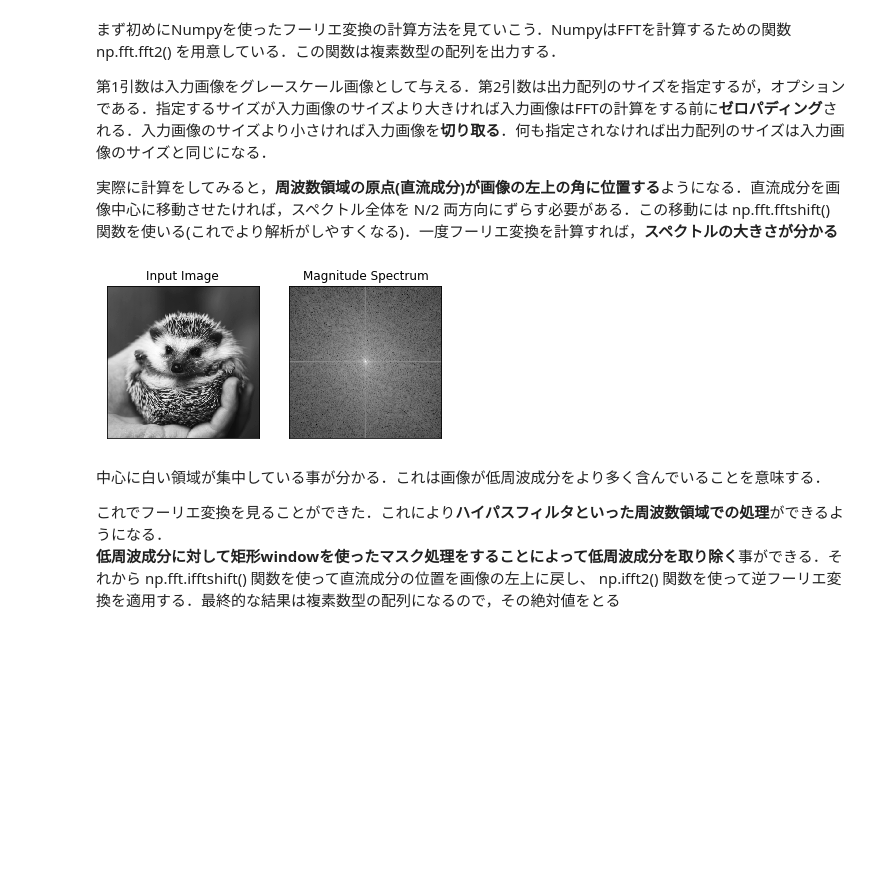
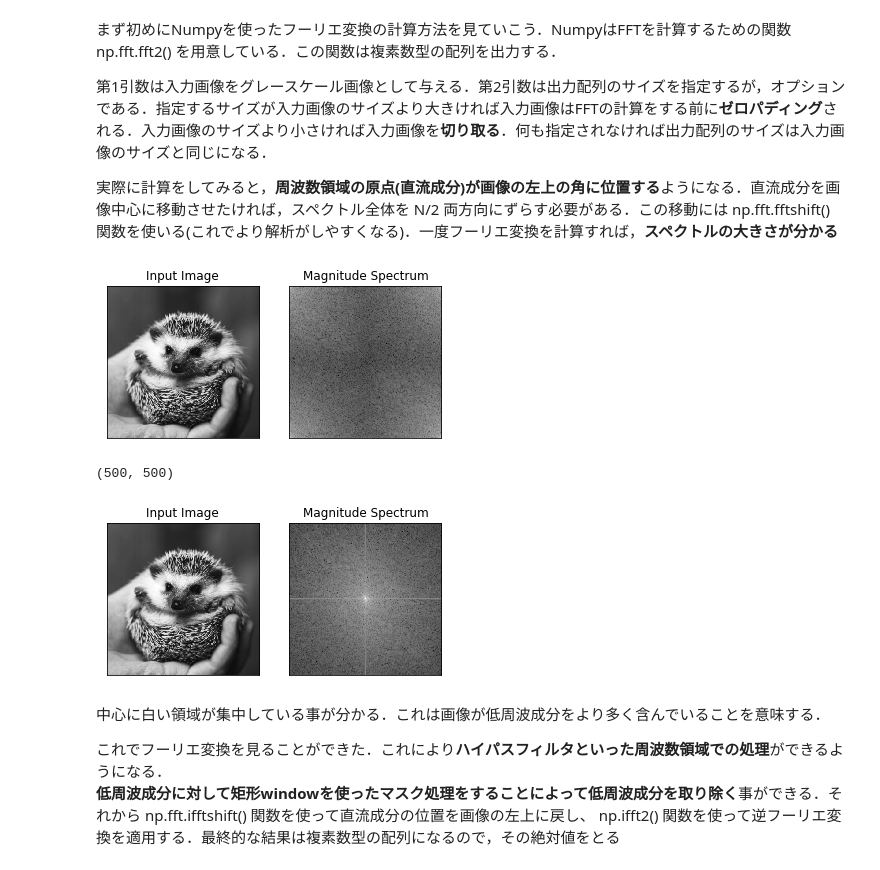
Before and after one commit to miyamotok0105/opencv_sample, a Jupyter notebook: tutorial/py_image_display/13OpenCVの基底を使った画像の変換.ipynb, the cells around one changed output. Saved outputs shown, nothing was run; the diff lists cells and outputs as text; code cells hidden in the pictures; blank space fills up the shorter version.

```diff
--- a/tutorial/py_image_display/13OpenCVの基底を使った画像の変換.ipynb
+++ b/tutorial/py_image_display/13OpenCVの基底を使った画像の変換.ipynb
@@ -186,6 +193,23 @@ plt.xlabel('Period ($h$)')
 第1引数は入力画像をグレースケール画像として与える．第2引数は出力配列のサイズを指定するが，オプションである．指定するサイズが入力画像のサイズより大きければ入力画像はFFTの計算をする前に<b>ゼロパディング</b>される．入力画像のサイズより小さければ入力画像を<b>切り取る</b>．何も指定されなければ出力配列のサイズは入力画像のサイズと同じになる．
 
 実際に計算をしてみると，<b>周波数領域の原点(直流成分)が画像の左上の角に位置する</b>ようになる．直流成分を画像中心に移動させたければ，スペクトル全体を N/2 両方向にずらす必要がある．この移動には np.fft.fftshift() 関数を使いる(これでより解析がしやすくなる)．一度フーリエ変換を計算すれば，<b>スペクトルの大きさが分かる</b>
+# %%
+import cv2
+import numpy as np
+from matplotlib import pyplot as plt
+%matplotlib inline
+
+img = cv2.imread('../../img/hari.jpg',0)
+f = np.fft.fft2(img)
+magnitude_spectrum = 20*np.log(np.abs(f))
+
+plt.subplot(121),plt.imshow(img, cmap = 'gray')
+plt.title('Input Image'), plt.xticks([]), plt.yticks([])
+plt.subplot(122),plt.imshow(magnitude_spectrum, cmap = 'gray')
+plt.title('Magnitude Spectrum'), plt.xticks([]), plt.yticks([])
+plt.show()
+# %% [output]
+[figure, added]
 # %%
 import cv2
 import numpy as np
@@ -194,7 +218,9 @@ from matplotlib import pyplot as plt
 
 img = cv2.imread('../../img/hari.jpg',0)
 f = np.fft.fft2(img)
+
 fshift = np.fft.fftshift(f)
+print(fshift.shape)
 magnitude_spectrum = 20*np.log(np.abs(fshift))
 
 plt.subplot(121),plt.imshow(img, cmap = 'gray')
@@ -203,6 +229,7 @@ plt.subplot(122),plt.imshow(magnitude_spectrum, cmap = 'gray')
 plt.title('Magnitude Spectrum'), plt.xticks([]), plt.yticks([])
 plt.show()
 # %% [output]
+(500, 500)
 [figure]
 # %%
 #demo
```
Also changed, not shown: parts of 19 cells of this notebook, 2 other files.
